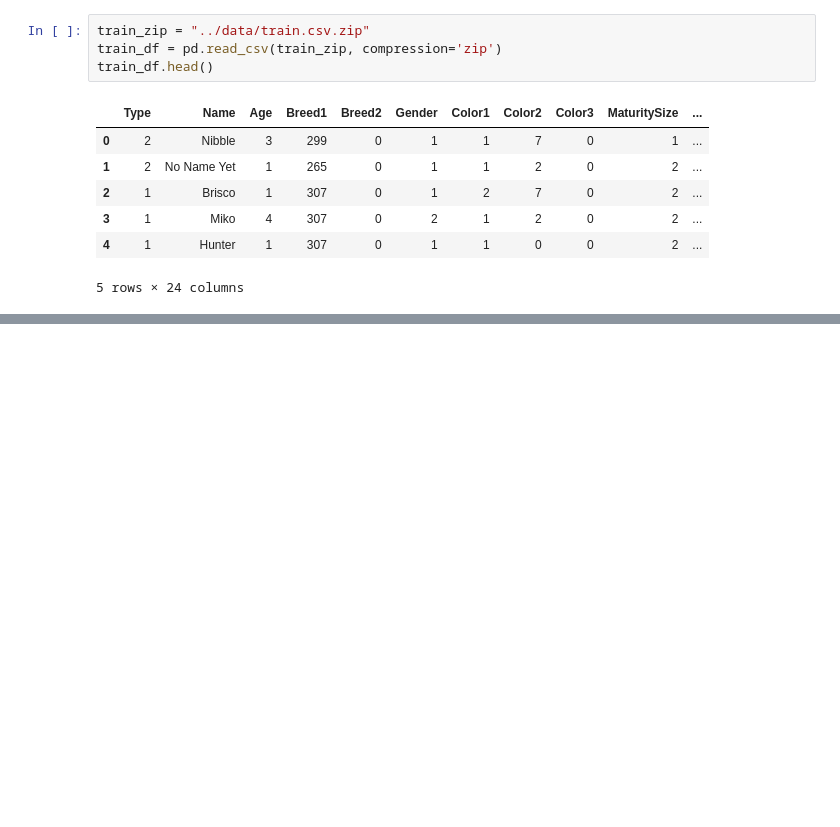
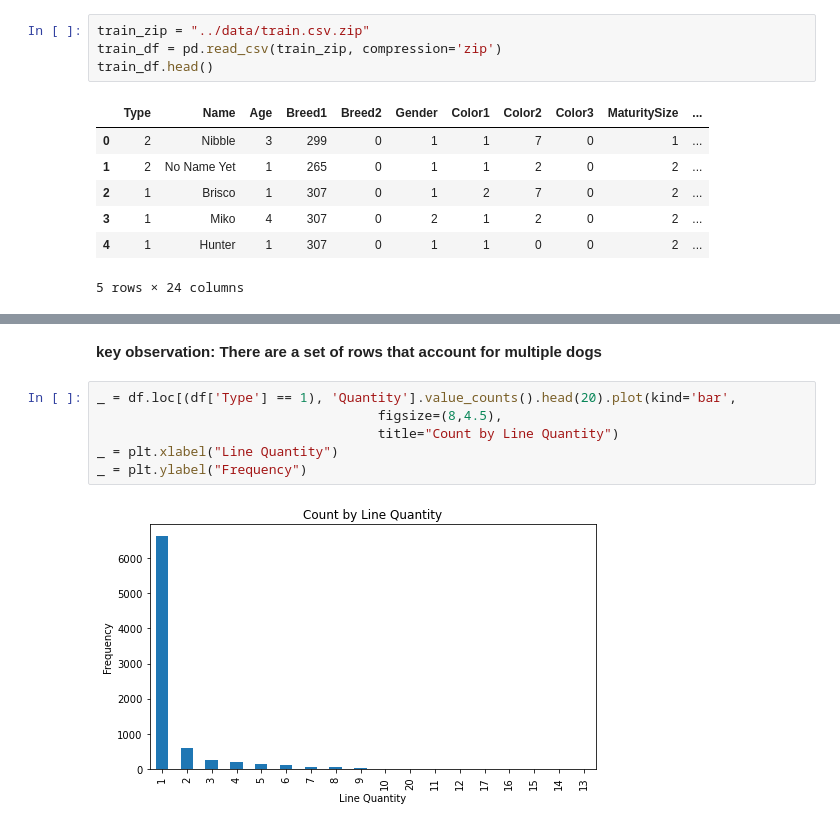
Before and after one commit to hanh-nguyen/petadoption, a Jupyter notebook: exploration/analysis/breed_analysis.ipynb, the cells around one changed output, grey strips where cells are left out. Saved outputs shown, nothing was run; the diff lists cells and outputs as text; blank space fills up the shorter version.

```diff
--- a/exploration/analysis/breed_analysis.ipynb
+++ b/exploration/analysis/breed_analysis.ipynb
@@ -24,0 +109,10 @@ train_df.head()
+# %% [markdown]
+**key observation: There are a set of rows that account for multiple dogs**
+# %%
+_ = df.loc[(df['Type'] == 1), 'Quantity'].value_counts().head(20).plot(kind='bar',
+                                    figsize=(8,4.5),
+                                    title="Count by Line Quantity")
+_ = plt.xlabel("Line Quantity")
+_ = plt.ylabel("Frequency")
+# %% [output]
+[figure, added]
```
Also changed, not shown: parts of 25 cells of this notebook.
